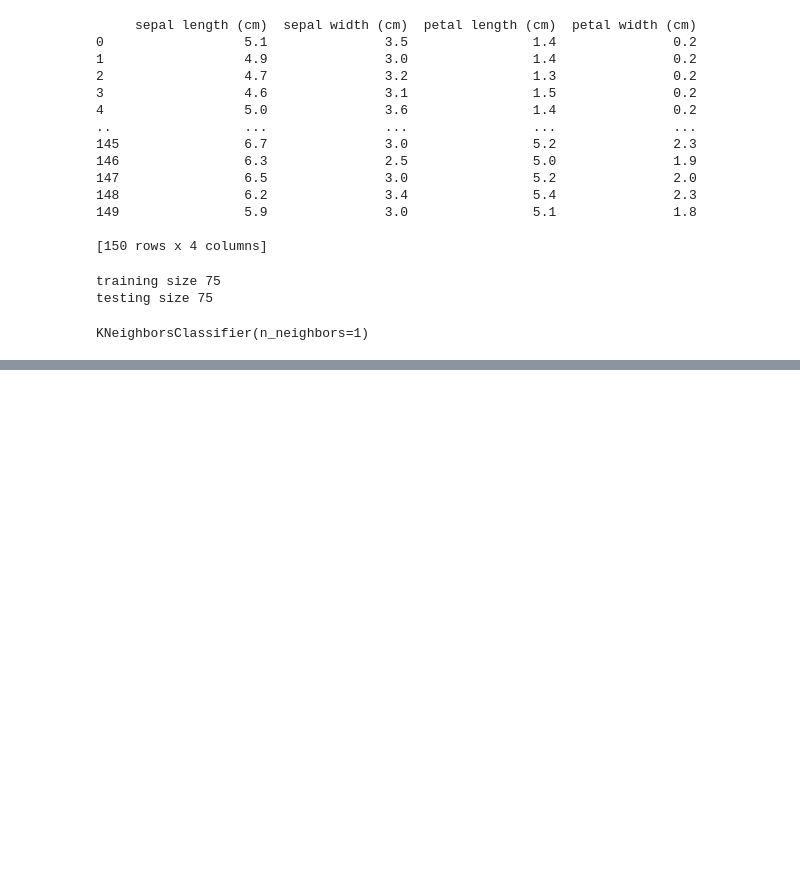
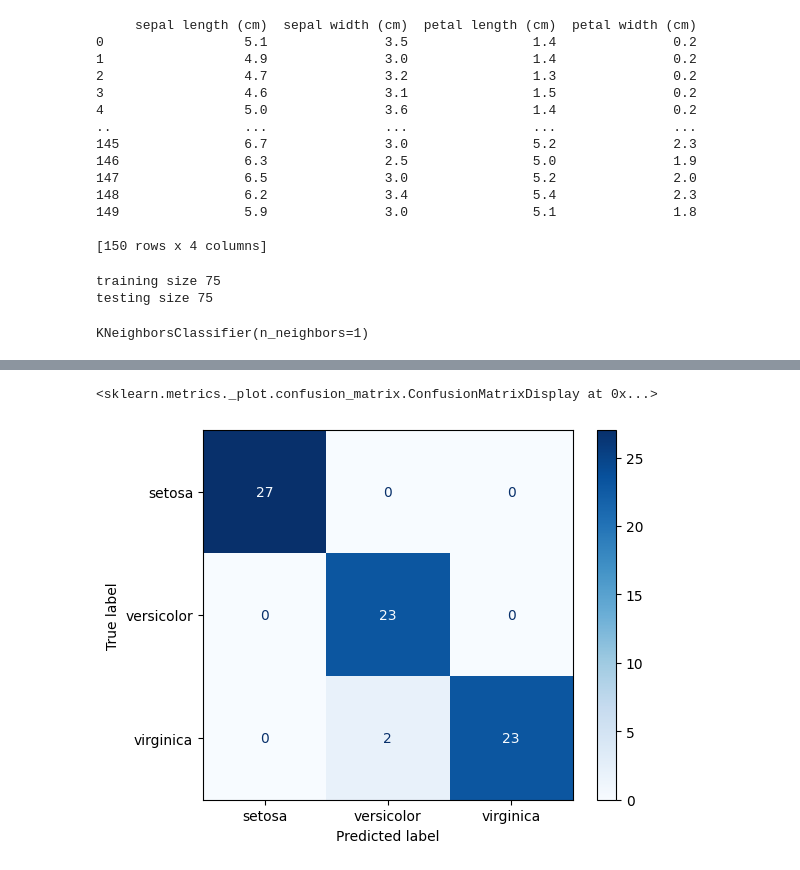
Before and after one commit to steven-solomon/dataschool, a Jupyter notebook: iris.ipynb, the cells around one changed output, grey strips where cells are left out. Saved outputs shown, nothing was run; the diff lists cells and outputs as text; code cells hidden in the pictures; blank space fills up the shorter version.

```diff
--- a/iris.ipynb
+++ b/iris.ipynb
@@ -65,3 +67,12 @@ plt.show()
 # %%
 from sklearn.metrics import ConfusionMatrixDisplay
-ConfusionMatrixDisplay.from_estimator(knn, X_train[['sepal length (cm)', 'sepal width (cm)']], y_train, cmap=plt.cm.Blues, display_labels=iris_bunch.target_names)gi
+ConfusionMatrixDisplay.from_estimator(
+    knn,
+    X_train[['sepal length (cm)', 'sepal width (cm)']],
+    y_train,
+    cmap=plt.cm.Blues,
+    display_labels=iris_bunch.target_names
+)
+# %% [output]
+<sklearn.metrics._plot.confusion_matrix.ConfusionMatrixDisplay at 0x...>
+[figure, added]
```
Also changed, not shown: parts of 3 cells of this notebook.
